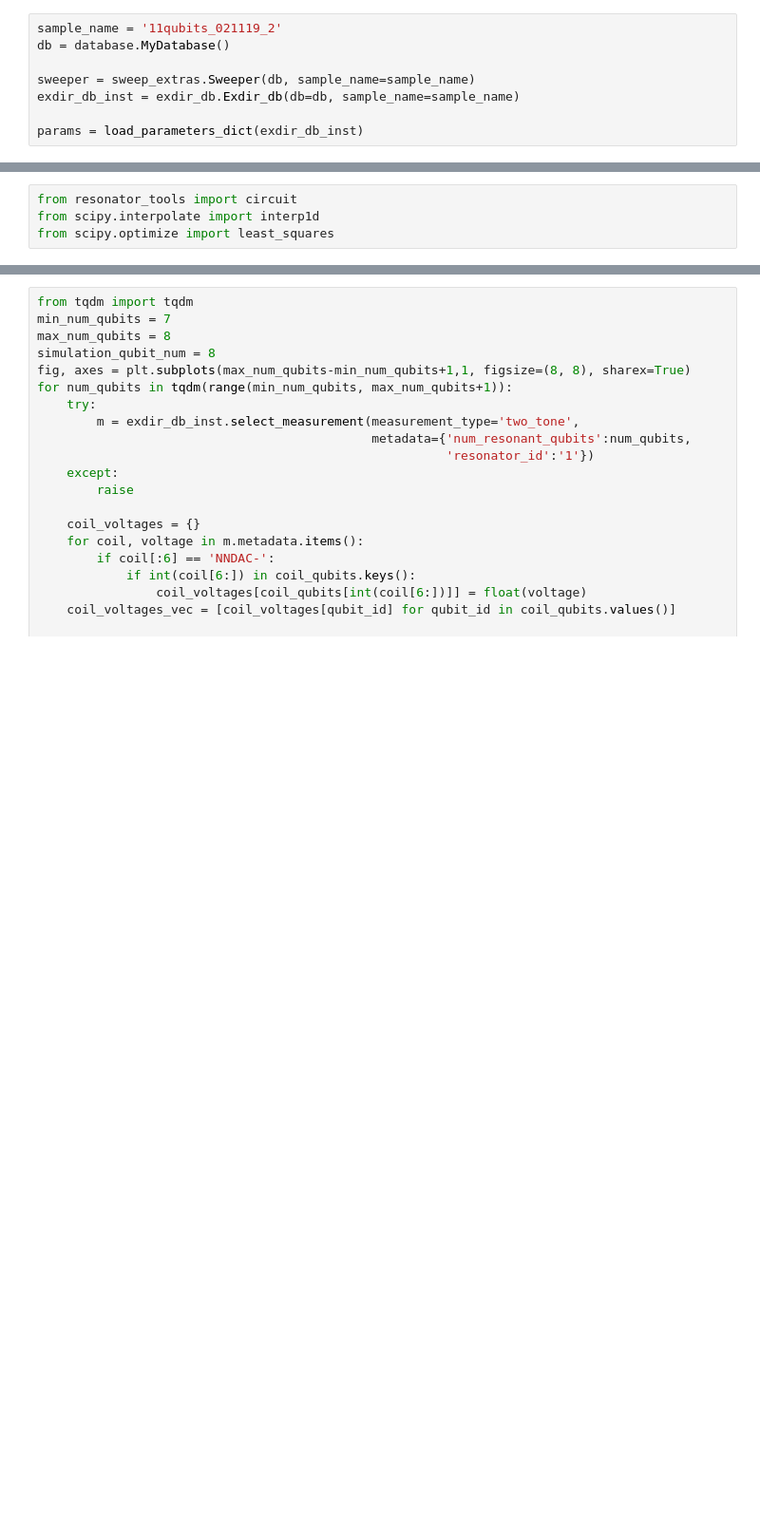
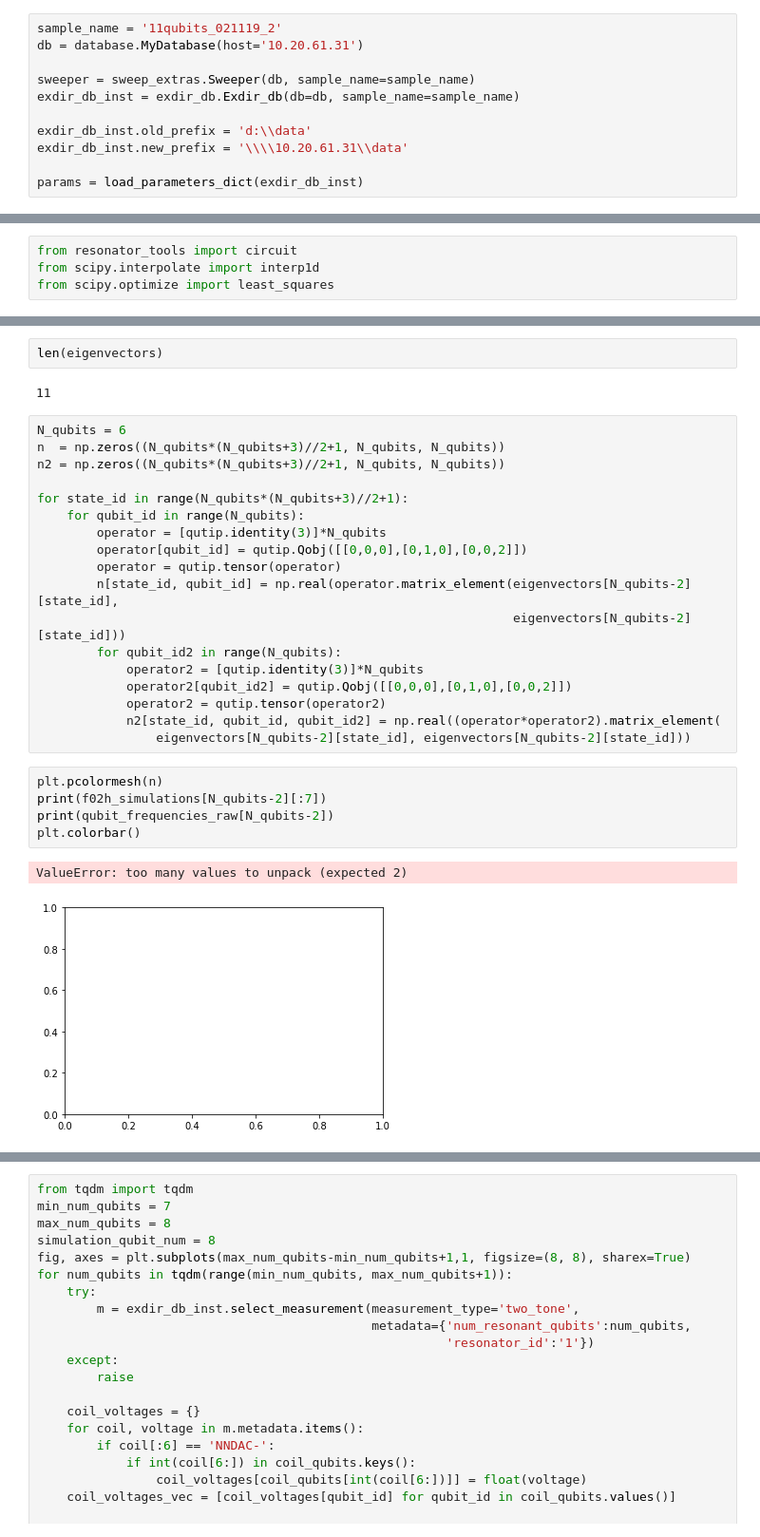
Before and after one commit to ooovector/qsweepy-notebooks, a Jupyter notebook: Fitting 11-qubit bands.ipynb, the cells around one changed output, grey strips where cells are left out. Shown at 95% size. Saved outputs shown, nothing was run; the diff lists cells and outputs as text; blank space fills up the shorter version.

```diff
--- a/Fitting 11-qubit bands.ipynb
+++ b/Fitting 11-qubit bands.ipynb
@@ -14,8 +11,11 @@ Failed loading module Keysight_M3202A:  No module named 'keysightSD1'
 # %%
 sample_name = '11qubits_021119_2'
-db = database.MyDatabase()
+db = database.MyDatabase(host='10.20.61.31')
 
 sweeper = sweep_extras.Sweeper(db, sample_name=sample_name)
 exdir_db_inst = exdir_db.Exdir_db(db=db, sample_name=sample_name)
 
+exdir_db_inst.old_prefix = 'd:\\data'
+exdir_db_inst.new_prefix = '\\\\10.20.61.31\\data'
+
 params = load_parameters_dict(exdir_db_inst)
@@ -109,0 +246,30 @@ from scipy.optimize import least_squares
+# %%
+len(eigenvectors)
+# %% [output]
+11
+# %%
+N_qubits = 6
+n  = np.zeros((N_qubits*(N_qubits+3)//2+1, N_qubits, N_qubits))
+n2 = np.zeros((N_qubits*(N_qubits+3)//2+1, N_qubits, N_qubits))
+
+for state_id in range(N_qubits*(N_qubits+3)//2+1):
+    for qubit_id in range(N_qubits):
+        operator = [qutip.identity(3)]*N_qubits
+        operator[qubit_id] = qutip.Qobj([[0,0,0],[0,1,0],[0,0,2]])
+        operator = qutip.tensor(operator)
+        n[state_id, qubit_id] = np.real(operator.matrix_element(eigenvectors[N_qubits-2][state_id],
+                                                                eigenvectors[N_qubits-2][state_id]))
+        for qubit_id2 in range(N_qubits):
+            operator2 = [qutip.identity(3)]*N_qubits
+            operator2[qubit_id2] = qutip.Qobj([[0,0,0],[0,1,0],[0,0,2]])
+            operator2 = qutip.tensor(operator2)
+            n2[state_id, qubit_id, qubit_id2] = np.real((operator*operator2).matrix_element(
+                eigenvectors[N_qubits-2][state_id], eigenvectors[N_qubits-2][state_id]))
+# %%
+plt.pcolormesh(n)
+print(f02h_simulations[N_qubits-2][:7])
+print(qubit_frequencies_raw[N_qubits-2])
+plt.colorbar()
+# %% [output]
+ValueError: too many values to unpack (expected 2)
+[figure, added]
```
Also changed, not shown: parts of 23 cells of this notebook.
